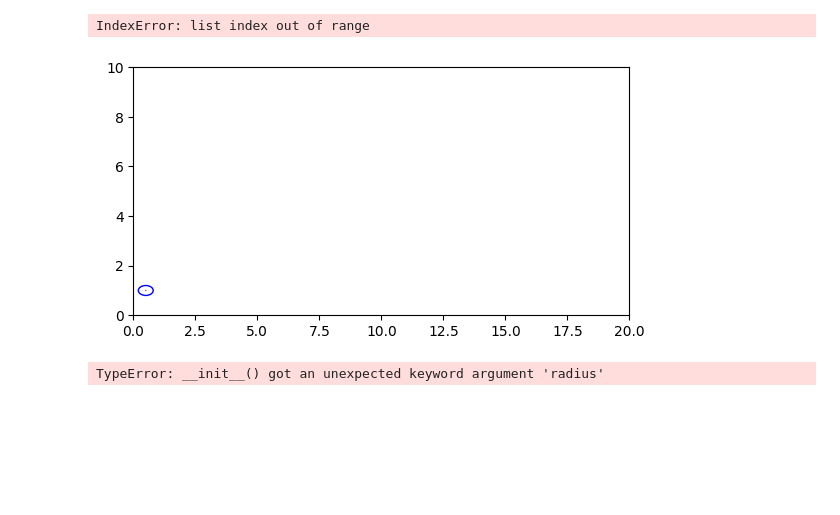
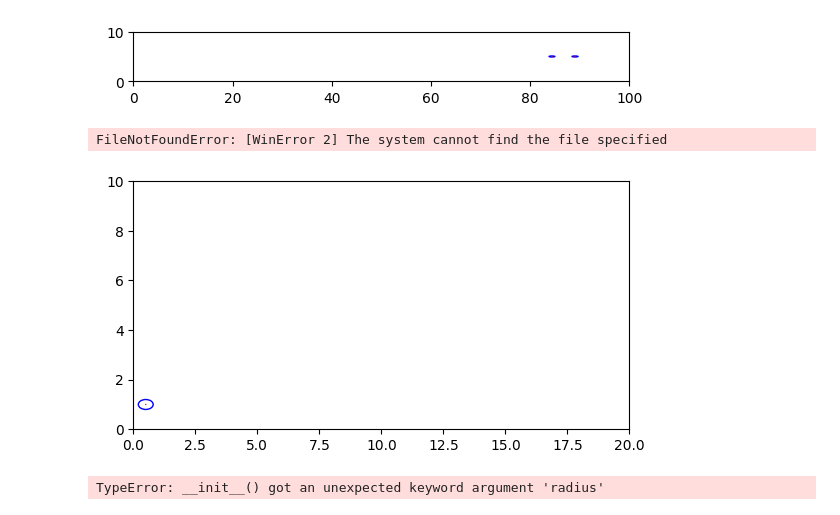
Before and after one commit to s2013568/DEM_test, a Jupyter notebook: Ageng_based_simulation/Force_based_model/test.ipynb, the cells around one changed output. Cells and saved outputs as stored; diff of their text form; code cells hidden in the pictures; blank space fills up the shorter version.

```diff
--- a/Ageng_based_simulation/Force_based_model/test.ipynb
+++ b/Ageng_based_simulation/Force_based_model/test.ipynb
@@ -36,0 +41,26 @@ gcf_model.animate(steps=10000, dt=0.002, interval=100, output_filename="crowd_si
+# %%
+env = Environment(width=100, height=10, bottleneck_width=0, bottleneck_height=10)
+agents = []
+y_constant = 5.0  # Set the constant y-axis value
+num_agents = 10  # Total number of agents
+x_start = 0.5  # Starting x position
+x_step = 1.5  # Distance between agents along the x-axis
+
+for i in range(num_agents):
+    x_position = x_start + i * x_step
+    agents.append(
+        Agent(
+            position=[x_position, y_constant],
+            velocity=[0.0, 0.0],
+            a_min=0.3,
+            b_min=0.1,
+            tau=0.25,
+            f=1.25,
+            desired_walking_speed=1.2
+        )
+    )
+
+gcf_model = GCFModel(environment=env, agents=agents, time_constant = 0.2, eta = 0.1)
+gcf_model.animate(steps=10000, dt=0.01, interval=100, output_filename="crowd_simulation_social_force_ellipse_mass_sudden_stop_line.gif", show_forces = True)
+# %% [output]
+[figure, added]
@@ -42,9 +106,9 @@ agents = [
 
 
 gcf_model = GCFModel(environment=env, agents=agents, time_constant = 0.2, eta = 1.0)
-gcf_model.animate(steps=1000, dt=0.01, interval=100, output_filename="crowd_simulation_social_force_ellipse_mass.gif", show_forces = True)
+gcf_model.animate(steps=1000, dt=0.01, interval=100, output_filename="crowd_simulation_social_force_ellipse_mass.mp4", show_forces = True)
 # %% [output]
-IndexError: list index out of range
+FileNotFoundError: [WinError 2] The system cannot find the file specified
 [figure]
 # %%
 env = Environment(width=20, height=10, bottleneck_width=0, bottleneck_height=10)
```
Also changed, not shown: parts of 2 cells of this notebook, 6 other files.
